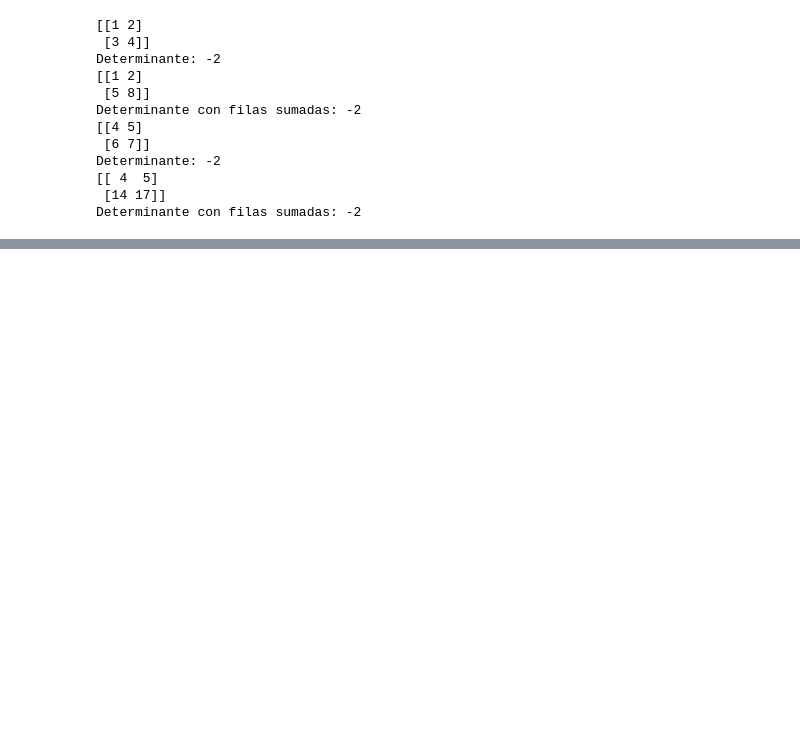
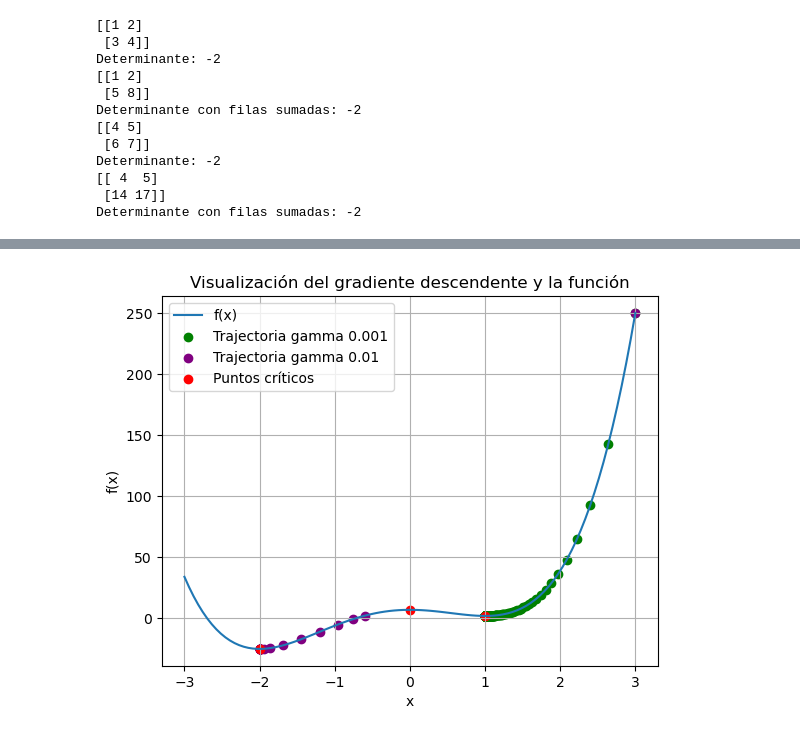
Before and after one commit to Astolfo2332/VIU_act, a Jupyter notebook: math_exercises.ipynb, the cells around one changed output, grey strips where cells are left out. Saved outputs shown, nothing was run; the diff lists cells and outputs as text; code cells hidden in the pictures; blank space fills up the shorter version.

```diff
--- a/math_exercises.ipynb
+++ b/math_exercises.ipynb
@@ -17,17 +17,19 @@
 ### 1. a Implementa una función, determinante recursivo, que obtenga el determinante de una matriz cuadrada utilizando la definición recursiva de Laplace.
 # %%
 import  numpy as np
+from win32comext.mapi.mapiutil import prTable
+
 
 def determinante_recursivo(matriz):
-    #Evaluar si la matriz es cuadrada
+    #evaluar si la matriz es cuadrada
     if matriz.shape[0] != matriz.shape[1]:
-        raise ValueError("La matriz no es cuadrada")
+        raise valueerror("la matriz no es cuadrada")
     if matriz.shape[0] == 1:
         return matriz[0,0]
     det = 0
     for i in range(matriz.shape[0]):
-        #Tomamos los valores de la primera fila y los delimitamos con la columna i
-        #Eliminando la primera fila y la columna i
+        #tomamos los valores de la primera fila y los delimitamos con la columna i
+        #eliminando la primera fila y la columna i
         det += (-1)**i * matriz[0,i] * determinante_recursivo(np.delete(np.delete(matriz, 0, 0), i, 1))
     return det
 
@@ -306,0 +514,9 @@ for i in test:
+# %%
+x0 = 3
+gamma = 0.01
+tol = 1e-12
+maxit = 1e5
+
+x, trajectory_2 = gradient_descent(grad_f, x0, gamma, tol, maxit)
+print("Posible minimo", x)
+print("Valor en f(x)", f(x))
@@ -306,0 +553,35 @@ for i in test:
+# %%
+import matplotlib.pyplot as plt
+import sympy as sp
+
+#Realizamos una comprobación de los calculos
+#Establecemos la función
+x2 = sp.symbols('x')
+f2 = 3*x2**4 + 4*x2**3 - 12*x2**2 + 7
+
+def graph_analysis(f, f2, trajectory_1, trajectory_2=False, labels=["Trajectoria gamma 0.001", "Trajectoria gamma 0.01"]):
+
+    #La derivamos
+    grad_f2 = sp.diff(f2, x2)
+
+    #Se obtienen los puntos críticos
+    puntos_criticos = sp.solve(grad_f2, x2)
+
+
+    x = np.linspace(-3, 3, 100)
+
+    plt.plot(x, f(x), label="f(x)")
+    plt.scatter(trajectory_1, f(np.array(trajectory_1)), color="green", label=labels[0])
+    if trajectory_2:
+        plt.scatter(trajectory_2, f(np.array(trajectory_2)), color="purple", label=labels[1])
+    plt.scatter(puntos_criticos, f(np.array(puntos_criticos)), color="red", label="Puntos críticos")
+    plt.xlabel("x")
+    plt.ylabel("f(x)")
+    plt.title("Visualización del gradiente descendente y la función")
+    plt.legend()
+    plt.grid()
+    plt.show()
+
+graph_analysis(f, f2, trajectory_1, trajectory_2)
+# %% [output]
+[figure, added]
```
Also changed, not shown: parts of 48 cells of this notebook.
